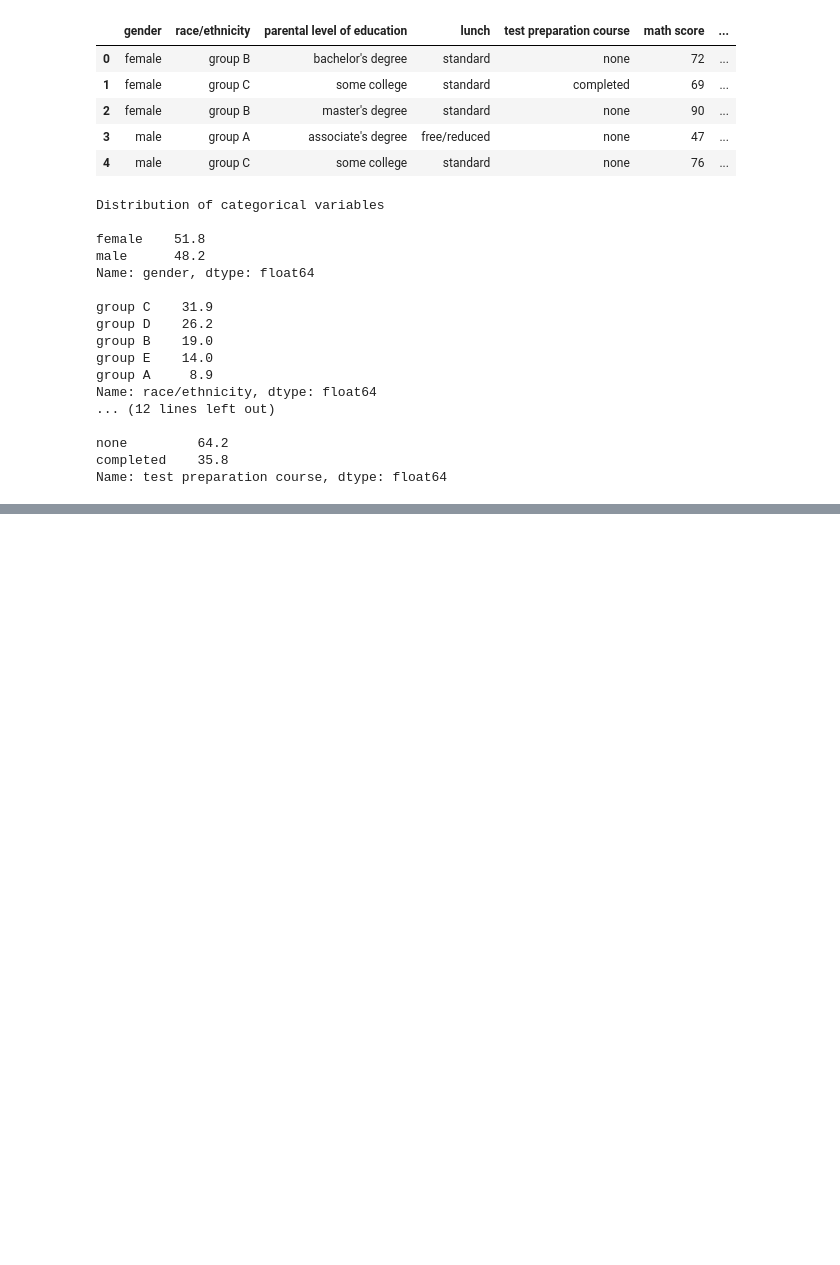
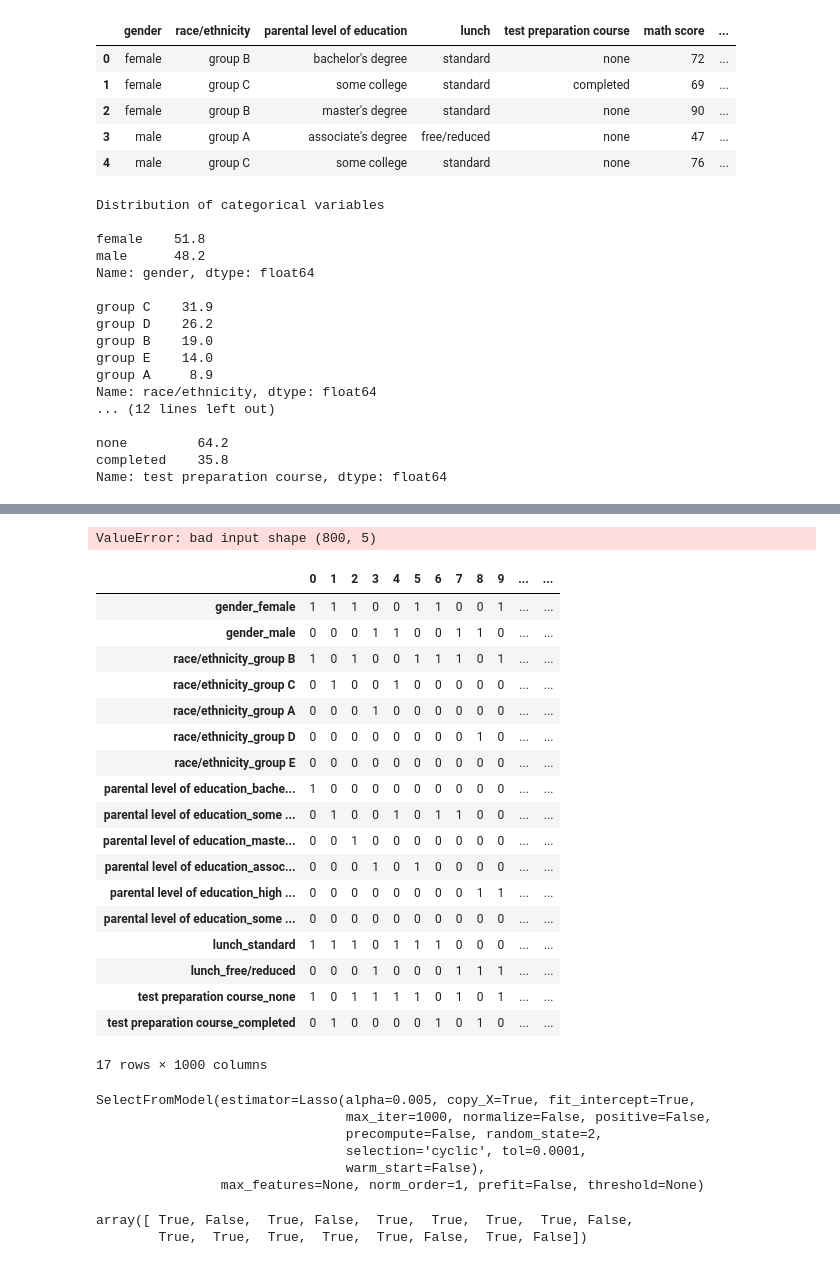
Before and after one commit to Gabe-flomo/DS-Notebooks, a Jupyter notebook: Data Analysis/student performance.ipynb, the cells around one changed output, grey strips where cells are left out. Cells and saved outputs as stored; diff of their text form; code cells hidden in the pictures; blank space fills up the shorter version.

```diff
--- a/Data Analysis/student performance.ipynb
+++ b/Data Analysis/student performance.ipynb
@@ -111,0 +157,58 @@ df[['math score','reading score','writing score']].apply(lambda x: x+x+x/3)
+# %%
+# Do a feature selection to see which features are most important for predicting overall score
+from sklearn.model_selection import train_test_split
+
+x_train = df2.drop('overall', axis = 1)
+y_train = df2['overall']
+
+x_train, x_test, y_train, y_test = train_test_split(x_train, y_train, test_size = .2, random_state = 2)
+# %%
+# lets encode our categorical variables with a label encoder
+from sklearn.preprocessing import LabelEncoder
+from sklearn.preprocessing import StandardScaler
+
+
+encoder = LabelEncoder()
+scaler = StandardScaler()
+x_train_encoded = encoder.fit_transform(x_train)
+xtrain = scaler.fit_transform(x_train_encoded)
+# %% [output]
+ValueError: bad input shape (800, 5)
+# %%
+x_train.T
+# %% [output]
+|  | 0 | 1 | 2 | 3 | 4 | 5 | 6 | 7 | 8 | 9 | ... | ... |
+| gender_female | 1 | 1 | 1 | 0 | 0 | 1 | 1 | 0 | 0 | 1 | ... | ... |
+| gender_male | 0 | 0 | 0 | 1 | 1 | 0 | 0 | 1 | 1 | 0 | ... | ... |
+| race/ethnicity_group B | 1 | 0 | 1 | 0 | 0 | 1 | 1 | 1 | 0 | 1 | ... | ... |
+| race/ethnicity_group C | 0 | 1 | 0 | 0 | 1 | 0 | 0 | 0 | 0 | 0 | ... | ... |
+| race/ethnicity_group A | 0 | 0 | 0 | 1 | 0 | 0 | 0 | 0 | 0 | 0 | ... | ... |
+| race/ethnicity_group D | 0 | 0 | 0 | 0 | 0 | 0 | 0 | 0 | 1 | 0 | ... | ... |
+| race/ethnicity_group E | 0 | 0 | 0 | 0 | 0 | 0 | 0 | 0 | 0 | 0 | ... | ... |
+| parental level of education_bache... | 1 | 0 | 0 | 0 | 0 | 0 | 0 | 0 | 0 | 0 | ... | ... |
+| parental level of education_some ... | 0 | 1 | 0 | 0 | 1 | 0 | 1 | 1 | 0 | 0 | ... | ... |
+| parental level of education_maste... | 0 | 0 | 1 | 0 | 0 | 0 | 0 | 0 | 0 | 0 | ... | ... |
+| parental level of education_assoc... | 0 | 0 | 0 | 1 | 0 | 1 | 0 | 0 | 0 | 0 | ... | ... |
+| parental level of education_high ... | 0 | 0 | 0 | 0 | 0 | 0 | 0 | 0 | 1 | 1 | ... | ... |
+| parental level of education_some ... | 0 | 0 | 0 | 0 | 0 | 0 | 0 | 0 | 0 | 0 | ... | ... |
+| lunch_standard | 1 | 1 | 1 | 0 | 1 | 1 | 1 | 0 | 0 | 0 | ... | ... |
+| lunch_free/reduced | 0 | 0 | 0 | 1 | 0 | 0 | 0 | 1 | 1 | 1 | ... | ... |
+| test preparation course_none | 1 | 0 | 1 | 1 | 1 | 1 | 0 | 1 | 0 | 1 | ... | ... |
+| test preparation course_completed | 0 | 1 | 0 | 0 | 0 | 0 | 1 | 0 | 1 | 0 | ... | ... |
+17 rows × 1000 columns
+# %%
+# using lasso regression to find the most important features
+sel = SelectFromModel(Lasso(alpha = .005, random_state = 2))
+sel.fit(x_train,y_train)
+# %% [output]
+SelectFromModel(estimator=Lasso(alpha=0.005, copy_X=True, fit_intercept=True,
+                                max_iter=1000, normalize=False, positive=False,
+                                precompute=False, random_state=2,
+                                selection='cyclic', tol=0.0001,
+                                warm_start=False),
+                max_features=None, norm_order=1, prefit=False, threshold=None)
+# %%
+sel.get_support()
+# %% [output]
+array([ True, False,  True, False,  True,  True,  True,  True, False,
+        True,  True,  True,  True,  True, False,  True, False])
```
Also changed, not shown: parts of 11 cells of this notebook, 4 other files.
